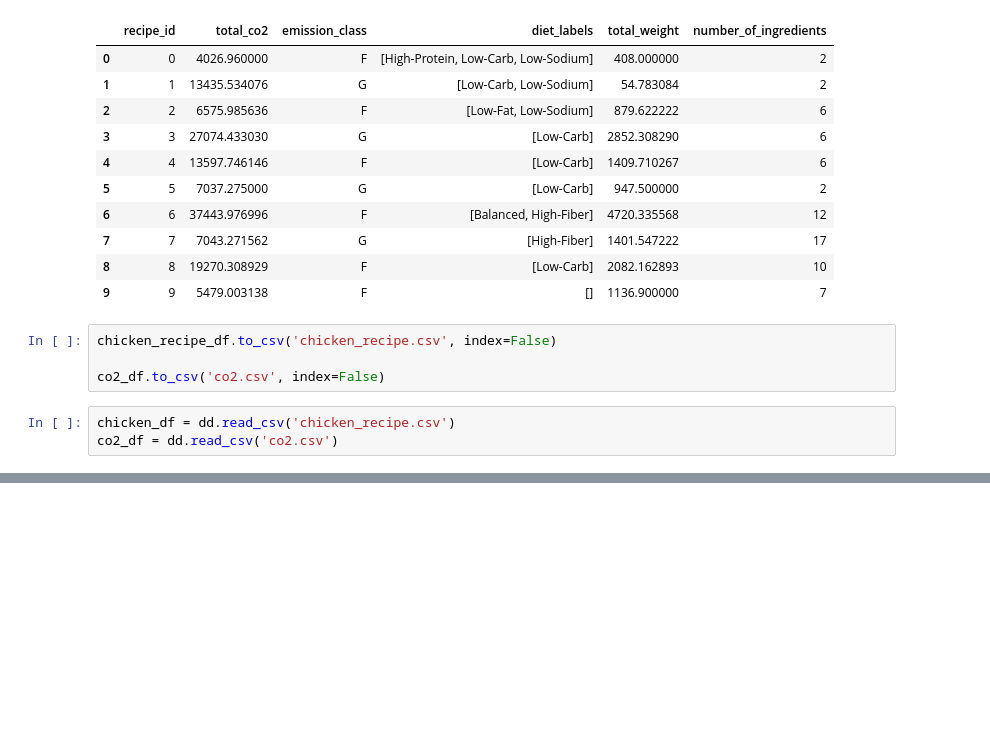
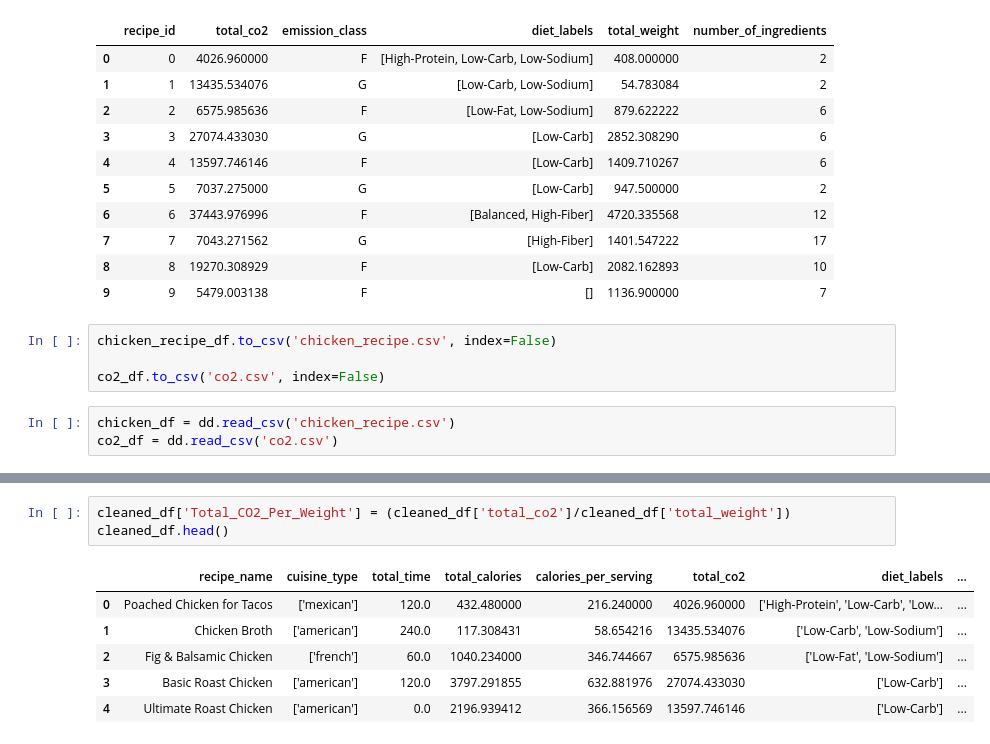
Before and after one commit to maiayang/project-3, a Jupyter notebook: NewLibrary.ipynb, the cells around one changed output, grey strips where cells are left out. Saved outputs shown, nothing was run; the diff lists cells and outputs as text; blank space fills up the shorter version.

```diff
--- a/NewLibrary.ipynb
+++ b/NewLibrary.ipynb
@@ -182,0 +191,10 @@ Dask Name: merge_chunk, 3 graph layers
+# %%
+cleaned_df['Total_CO2_Per_Weight'] = (cleaned_df['total_co2']/cleaned_df['total_weight'])
+cleaned_df.head()
+# %% [output]
+|  | recipe_name | cuisine_type | total_time | total_calories | calories_per_serving | total_co2 | diet_labels | ... |
+| 0 | Poached Chicken for Tacos | ['mexican'] | 120.0 | 432.480000 | 216.240000 | 4026.960000 | ['High-Protein', 'Low-Carb', 'Low... | ... |
+| 1 | Chicken Broth | ['american'] | 240.0 | 117.308431 | 58.654216 | 13435.534076 | ['Low-Carb', 'Low-Sodium'] | ... |
+| 2 | Fig & Balsamic Chicken | ['french'] | 60.0 | 1040.234000 | 346.744667 | 6575.985636 | ['Low-Fat', 'Low-Sodium'] | ... |
+| 3 | Basic Roast Chicken | ['american'] | 120.0 | 3797.291855 | 632.881976 | 27074.433030 | ['Low-Carb'] | ... |
+| 4 | Ultimate Roast Chicken | ['american'] | 0.0 | 2196.939412 | 366.156569 | 13597.746146 | ['Low-Carb'] | ... |
```
Also changed, not shown: parts of 9 cells of this notebook.
